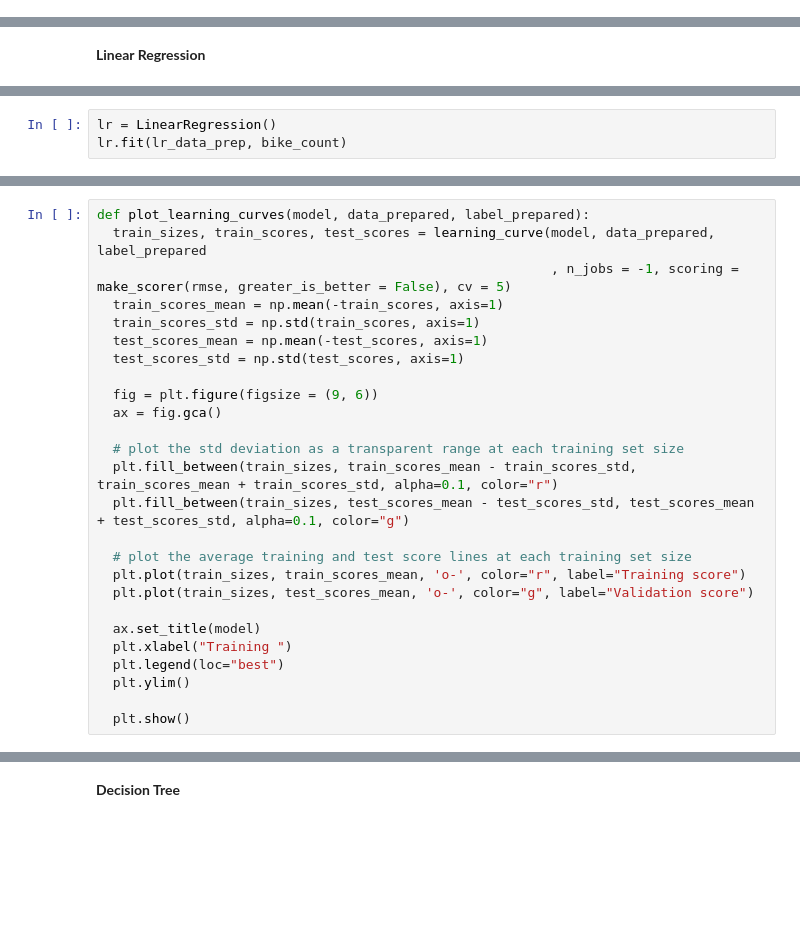
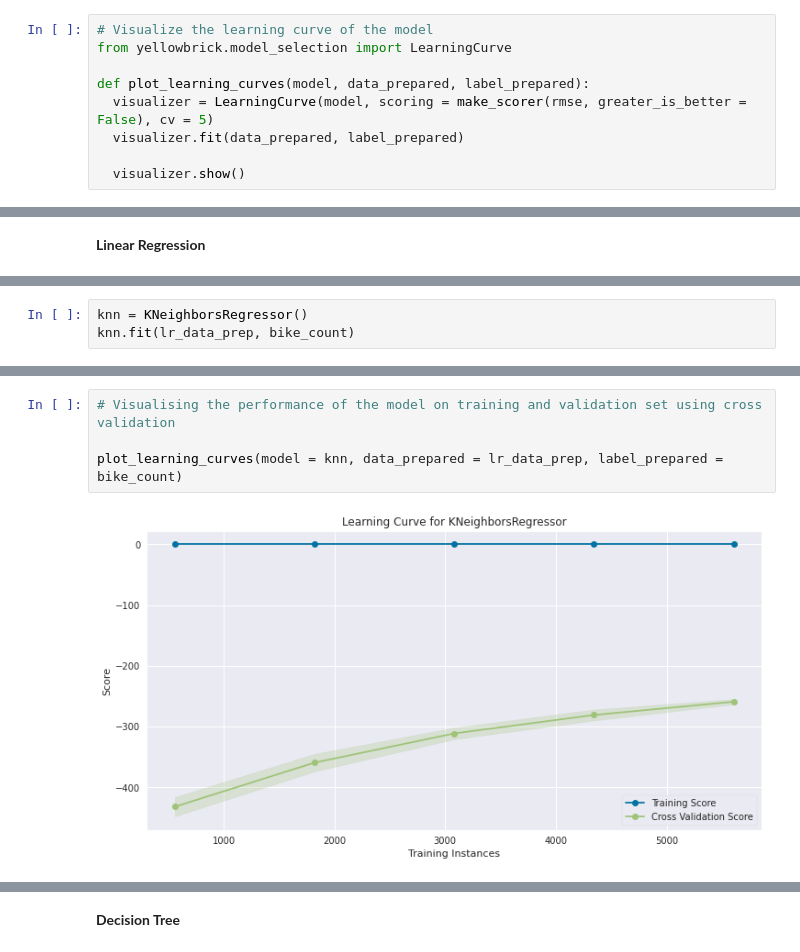
Before and after one commit to RupeshSharma14/Bike-Sharing-Demand-Prediction, a Jupyter notebook: Bike_Sharing_Demand_Prediction.ipynb, the cells around one changed output, grey strips where cells are left out. Drawn from its saved outputs; the diff is of its cells as text; blank space fills up the shorter version.

```diff
--- a/Bike_Sharing_Demand_Prediction.ipynb
+++ b/Bike_Sharing_Demand_Prediction.ipynb
@@ -503,0 +598,9 @@ test_features[num_attribs] = scaler.transform(test_features[num_attribs])
+# %%
+# Visualize the learning curve of the model
+from yellowbrick.model_selection import LearningCurve
+
+def plot_learning_curves(model, data_prepared, label_prepared):
+  visualizer = LearningCurve(model, scoring = make_scorer(rmse, greater_is_better = False), cv = 5)
+  visualizer.fit(data_prepared, label_prepared)
+
+  visualizer.show()
@@ -545,4 +709,4 @@ lr_test_data_prep  = lr_test_features[lr_selc_features].copy()
 # %%
-lr = LinearRegression()
-lr.fit(lr_data_prep, bike_count)
+knn = KNeighborsRegressor()
+knn.fit(lr_data_prep, bike_count)
 # %% [output]
@@ -570,26 +725,0 @@ evaluate(model = lr, data_prepared = lr_data_prep, label_prepared = bike_count,
-# %%
-def plot_learning_curves(model, data_prepared, label_prepared):
-  train_sizes, train_scores, test_scores = learning_curve(model, data_prepared, label_prepared
-                                                          , n_jobs = -1, scoring = make_scorer(rmse, greater_is_better = False), cv = 5)
-  train_scores_mean = np.mean(-train_scores, axis=1)
-  train_scores_std = np.std(train_scores, axis=1)
-  test_scores_mean = np.mean(-test_scores, axis=1)
-  test_scores_std = np.std(test_scores, axis=1)
-
-  fig = plt.figure(figsize = (9, 6))
-  ax = fig.gca()
-
-  # plot the std deviation as a transparent range at each training set size
-  plt.fill_between(train_sizes, train_scores_mean - train_scores_std, train_scores_mean + train_scores_std, alpha=0.1, color="r")
-  plt.fill_between(train_sizes, test_scores_mean - test_scores_std, test_scores_mean + test_scores_std, alpha=0.1, color="g")
-
-  # plot the average training and test score lines at each training set size
-  plt.plot(train_sizes, train_scores_mean, 'o-', color="r", label="Training score")
-  plt.plot(train_sizes, test_scores_mean, 'o-', color="g", label="Validation score")
-
-  ax.set_title(model)
-  plt.xlabel("Training ")
-  plt.legend(loc="best")
-  plt.ylim()
-
-  plt.show()
@@ -599,0 +726,6 @@ plot_learning_curves(model = lr, data_prepared = lr_data_prep, label_prepared =
+# %%
+# Visualising the performance of the model on training and validation set using cross validation
+
+plot_learning_curves(model = knn, data_prepared = lr_data_prep, label_prepared = bike_count)
+# %% [output]
+[figure, added]
```
Also changed, not shown: parts of 173 cells of this notebook.
